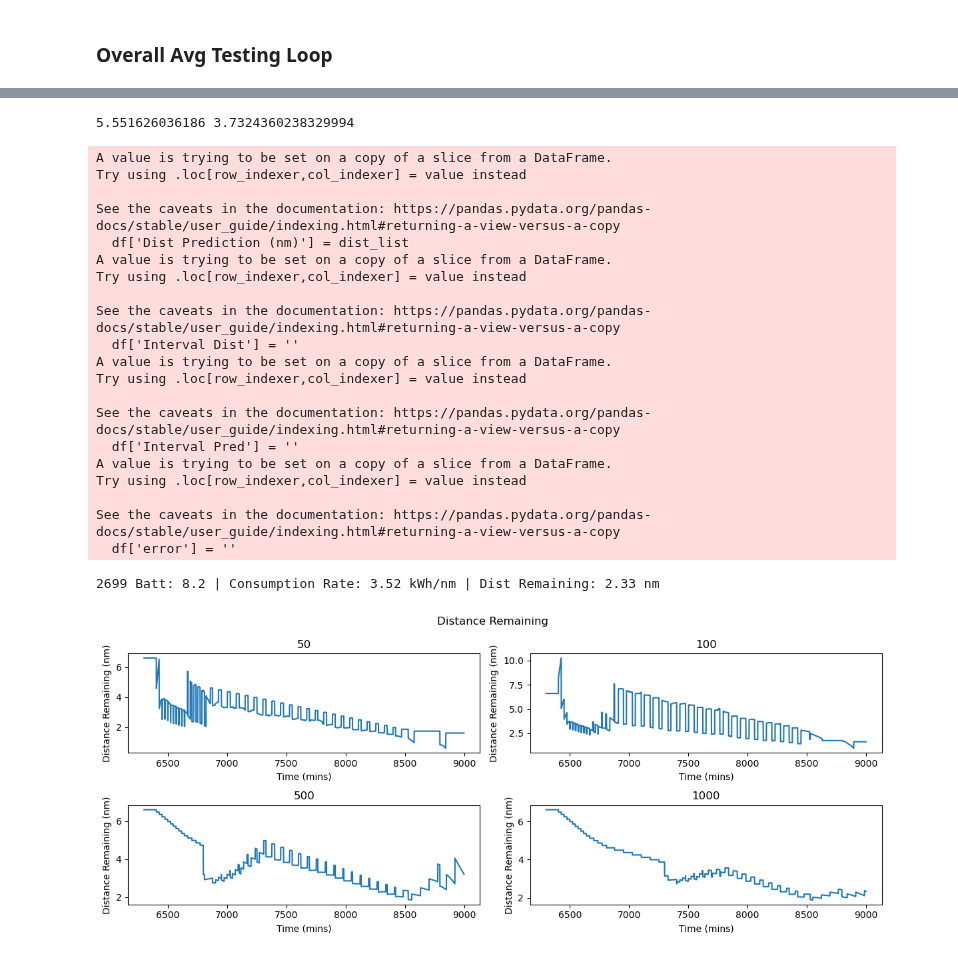
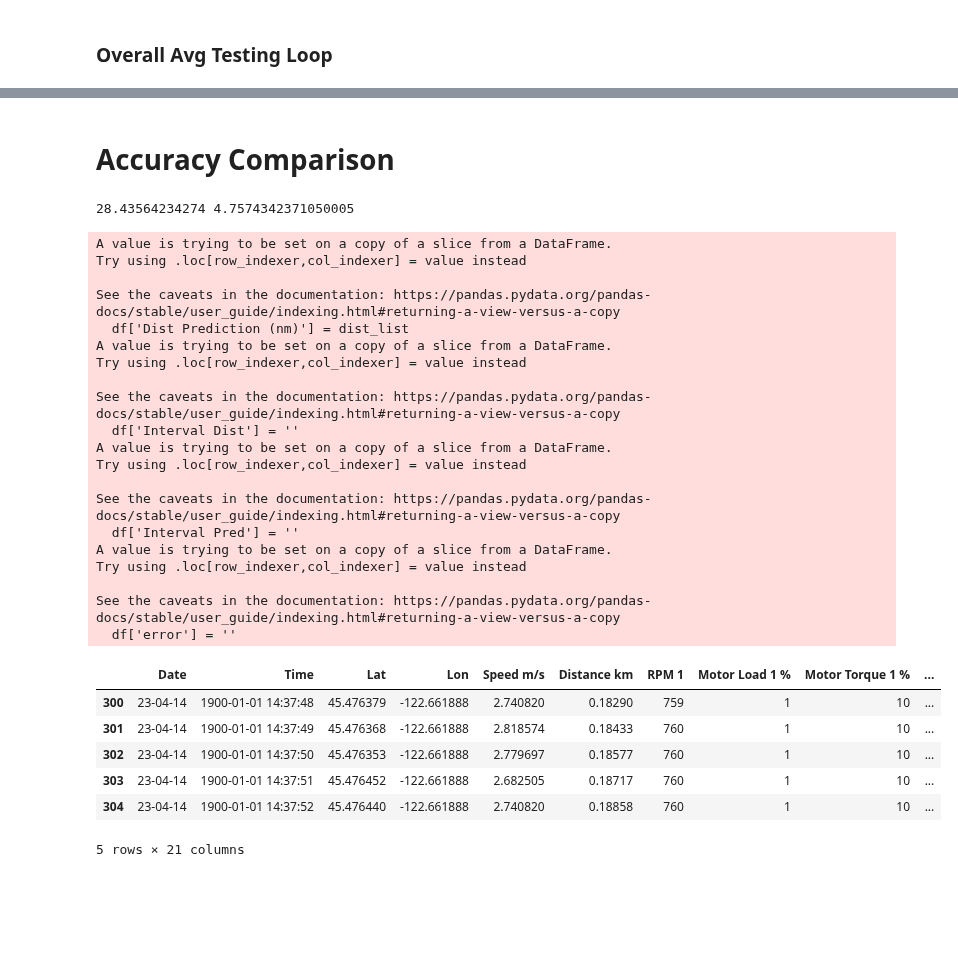
Before and after one commit to eliu420/photon-range-estimator, a Jupyter notebook: test_loop.ipynb, the cells around one changed output, grey strips where cells are left out. Drawn from its saved outputs; the diff is of its cells as text; code cells hidden in the pictures; blank space fills up the shorter version.

```diff
--- a/test_loop.ipynb
+++ b/test_loop.ipynb
@@ -196,5 +186,6 @@ plt.grid()
+# %% [markdown]
+# Accuracy Comparison
 # %%
-"""Accuracy Comparison"""
 '''Look at how far the vessel traveled 30s later'''
 
 df['Dist Prediction (nm)'] = dist_list
@@ -206,59 +197,38 @@ interval = 30 #seconds
 # for i in range(interval, len(df)):
 #     interval_dist = df['Distance nm'].iloc[i] - df['Distance nm'].iloc[i-interval]
 #     # interval_pred = df['Dist Prediction (nm)'].iloc[i-interval] - df['Dist Prediction (nm)'][i]
 #     df['Interval Dist'].iloc[i] = interval_dist
 #     # df['Interval Pred'].iloc[i] = interval_pred
 
 dist_500 = df['Distance nm'].iloc[-1] - df['Distance nm'].iloc[500] # Distance traveled from i=500 on
 pred_500 = df['Dist Prediction (nm)'].iloc[500] - df['Dist Prediction (nm)'].iloc[-1]
 print(pred_500, dist_500)
 # %% [output]
-5.551626036186 3.7324360238329994
+28.43564234274 4.7574342371050005
 A value is trying to be set on a copy of a slice from a DataFrame.
 Try using .loc[row_indexer,col_indexer] = value instead
 
 See the caveats in the documentation: https://pandas.pydata.org/pandas-docs/stable/user_guide/indexing.html#returning-a-view-versus-a-copy
   df['Dist Prediction (nm)'] = dist_list
 A value is trying to be set on a copy of a slice from a DataFrame.
 Try using .loc[row_indexer,col_indexer] = value instead
 
 See the caveats in the documentation: https://pandas.pydata.org/pandas-docs/stable/user_guide/indexing.html#returning-a-view-versus-a-copy
   df['Interval Dist'] = ''
 A value is trying to be set on a copy of a slice from a DataFrame.
 Try using .loc[row_indexer,col_indexer] = value instead
 
 See the caveats in the documentation: https://pandas.pydata.org/pandas-docs/stable/user_guide/indexing.html#returning-a-view-versus-a-copy
   df['Interval Pred'] = ''
 A value is trying to be set on a copy of a slice from a DataFrame.
 Try using .loc[row_indexer,col_indexer] = value instead
 
 See the caveats in the documentation: https://pandas.pydata.org/pandas-docs/stable/user_guide/indexing.html#returning-a-view-versus-a-copy
   df['error'] = ''
+|  | Date | Time | Lat | Lon | Speed m/s | Distance km | RPM 1 | Motor Load 1 % | Motor Torque 1 % | ... |
+| 300 | 23-04-14 | 1900-01-01 14:37:48 | 45.476379 | -122.661888 | 2.740820 | 0.18290 | 759 | 1 | 10 | ... |
+| 301 | 23-04-14 | 1900-01-01 14:37:49 | 45.476368 | -122.661888 | 2.818574 | 0.18433 | 760 | 1 | 10 | ... |
+| 302 | 23-04-14 | 1900-01-01 14:37:50 | 45.476353 | -122.661888 | 2.779697 | 0.18577 | 760 | 1 | 10 | ... |
+| 303 | 23-04-14 | 1900-01-01 14:37:51 | 45.476452 | -122.661888 | 2.682505 | 0.18717 | 760 | 1 | 10 | ... |
+| 304 | 23-04-14 | 1900-01-01 14:37:52 | 45.476440 | -122.661888 | 2.740820 | 0.18858 | 760 | 1 | 10 | ... |
+5 rows × 21 columns
-# %%
-"""Rolling avg plots"""
-
-plt.figure(figsize = (12,5))
-plt.suptitle('Distance Remaining')
-
-Nlist = [50, 100, 500, 1000]
-rolling_distances = []
-# cached_avg = avg_consumption_rate    # This will need to be a locally stored value based on historical data. We want this to be conservative.
-for N in Nlist:
-
-    dist_list = rolling_avg(df, 63, N)
-    rolling_distances.append(dist_list)
-
-    n = Nlist.index(N)
-    plt.subplot(2,2,n+1)
-    plt.title(N)
-    plt.plot(df.index, rolling_distances[n])
-    plt.xlabel("Time (mins)")
-    plt.ylabel('Distance Remaining (nm)')
-
-    plt.subplots_adjust(hspace = 0.5)
-    plt.subplots_adjust(wspace = 0.3)
-
-plt.tight_layout()
-# %% [output]
-2699 Batt: 8.2 | Consumption Rate: 3.52 kWh/nm | Dist Remaining: 2.33 nm
-[figure, removed]
```
Also changed, not shown: parts of 10 cells of this notebook.
